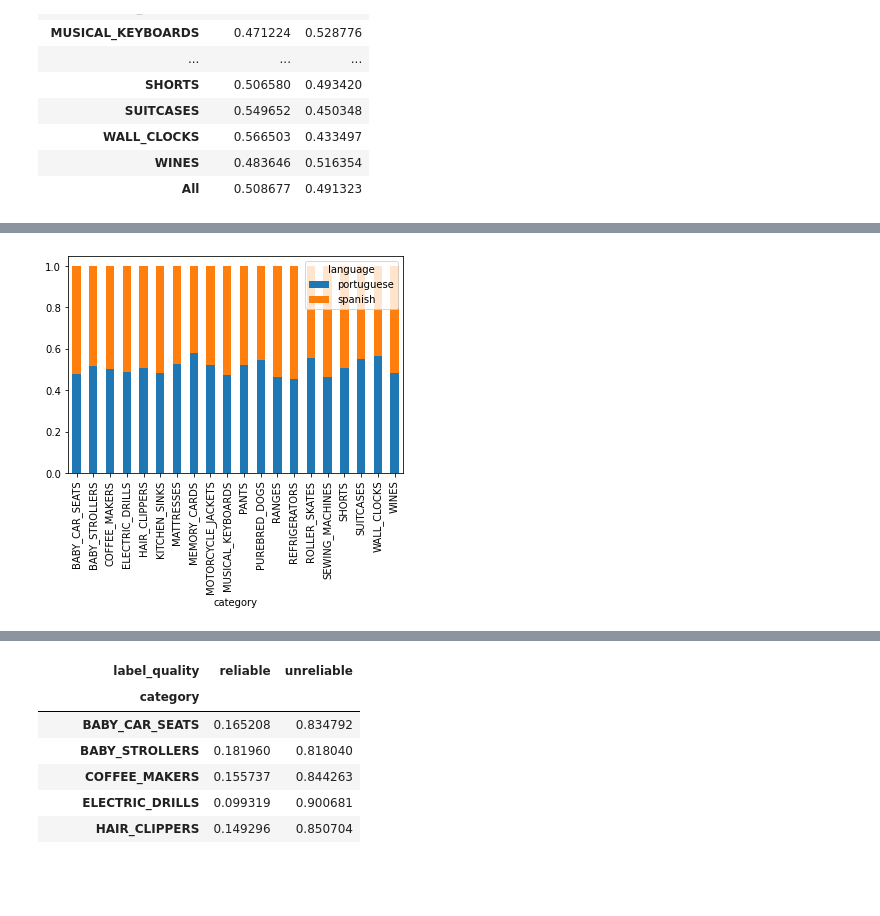
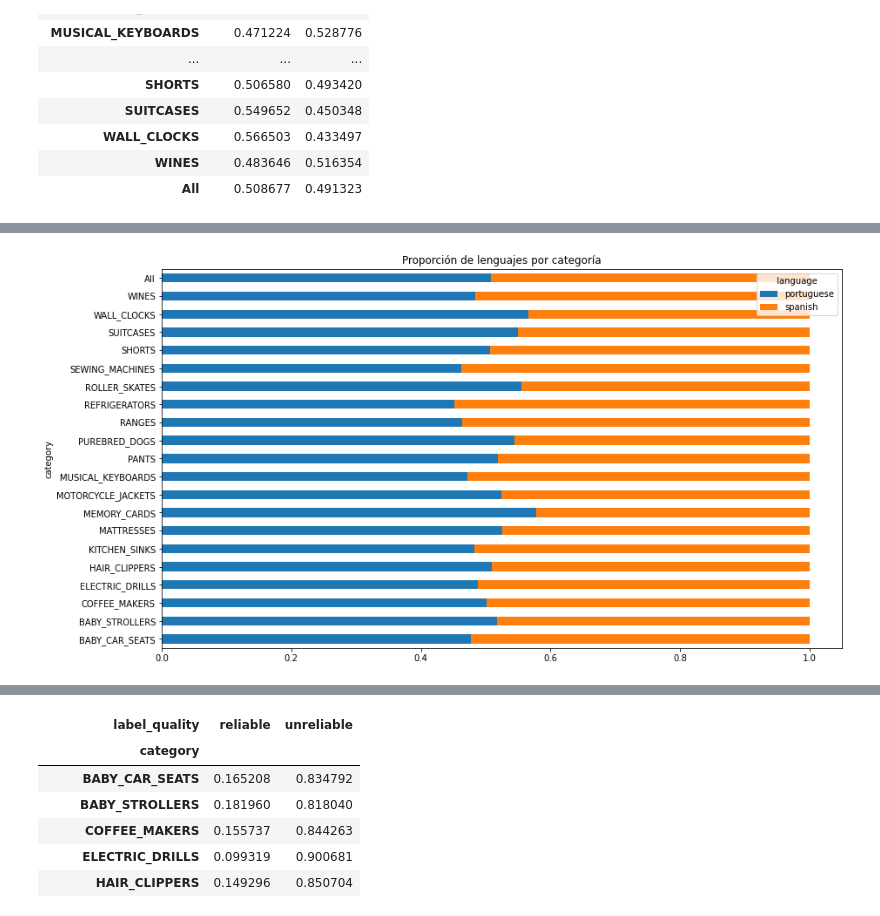
Before and after one commit to mgobbi289/DiploDatos, a Jupyter notebook: Mentoria/01-Analisis_y_Visualizacion.ipynb, the cells around one changed output, grey strips where cells are left out. Drawn from its saved outputs; the diff is of its cells as text; code cells hidden in the pictures; blank space fills up the shorter version.

```diff
--- a/Mentoria/01-Analisis_y_Visualizacion.ipynb
+++ b/Mentoria/01-Analisis_y_Visualizacion.ipynb
@@ -158,9 +153,11 @@ sns.catplot(x='PorcentajeLenguaje', y='category', hue ='language', data=category
 # %%
 # Normalizar nos permite obtener la proporción (en lugar de la cantidad)
-pd.crosstab(index=df_dataset['category'],
-            columns=df_dataset['language'],
-            normalize='index',
-            margins=True)
+category_language_count = pd.crosstab(index=df_dataset['category'],
+                                      columns=df_dataset['language'],
+                                      normalize='index',
+                                      margins=True)
+
+category_language_count
 # %% [output]
 | language | portuguese | spanish |
 | category |  |  |
@@ -216,7 +180,7 @@ df_proporcion
 # %%
 # Visualizamos la proporción de publicaciones en cada idioma, por categoría
-df_tabla = pd.crosstab(index=df_dataset['category'], columns=df_dataset['language'], normalize='index')
-
-df_tabla.plot.bar(stacked=True);
+category_language_count.plot.barh(stacked=True,
+                                  figsize=(14, 8),
+                                  title='Proporción de lenguajes por categoría');
 # %% [output]
-[figure, old version]
+[figure, new version]
```
Also changed, not shown: parts of 44 cells of this notebook.
